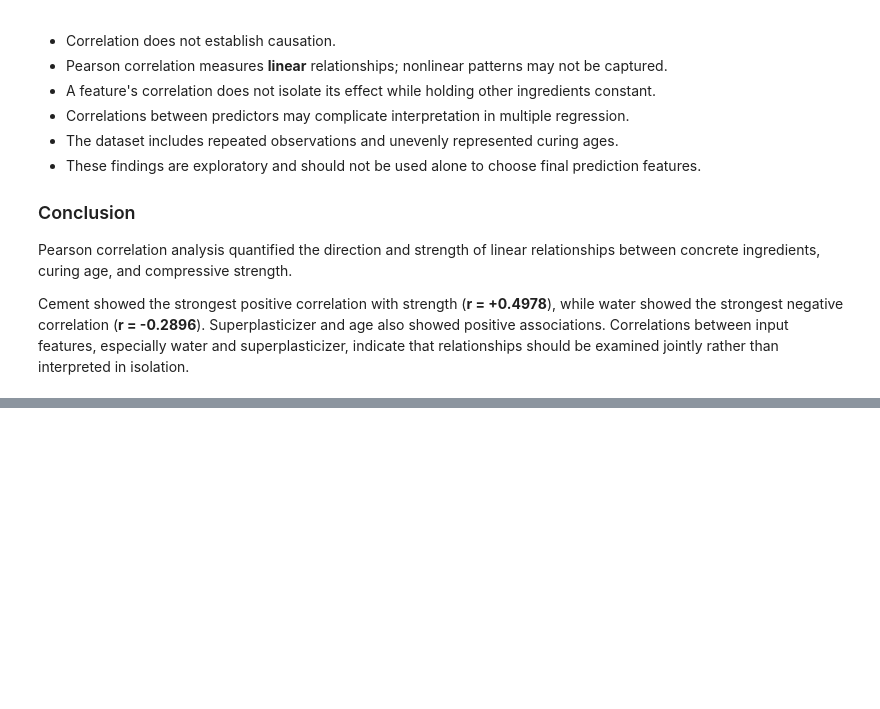
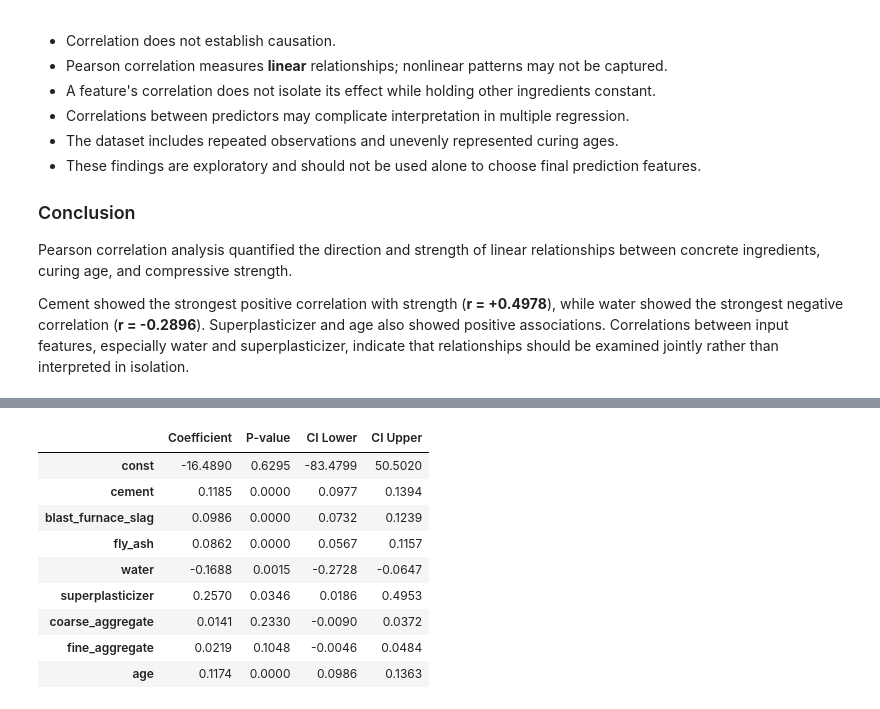
Before and after one commit to SandamiUpeksha/concrete-strength, a Jupyter notebook: notebooks/03_statistical_analysis.ipynb, the cells around one changed output, grey strips where cells are left out. Saved outputs shown, nothing was run; the diff lists cells and outputs as text; code cells hidden in the pictures; blank space fills up the shorter version.

```diff
--- a/notebooks/03_statistical_analysis.ipynb
+++ b/notebooks/03_statistical_analysis.ipynb
@@ -804,0 +1059,20 @@ Cement showed the strongest positive correlation with strength (**r = +0.4978**)
+# %%
+coef_table = pd.DataFrame({
+    "Coefficient": results.params,
+    "P-value": results.pvalues,
+    "CI Lower": results.conf_int()[0],
+    "CI Upper": results.conf_int()[1]
+})
+
+display(coef_table.round(4))
+# %% [output]
+|  | Coefficient | P-value | CI Lower | CI Upper |
+| const | -16.4890 | 0.6295 | -83.4799 | 50.5020 |
+| cement | 0.1185 | 0.0000 | 0.0977 | 0.1394 |
+| blast_furnace_slag | 0.0986 | 0.0000 | 0.0732 | 0.1239 |
+| fly_ash | 0.0862 | 0.0000 | 0.0567 | 0.1157 |
+| water | -0.1688 | 0.0015 | -0.2728 | -0.0647 |
+| superplasticizer | 0.2570 | 0.0346 | 0.0186 | 0.4953 |
+| coarse_aggregate | 0.0141 | 0.2330 | -0.0090 | 0.0372 |
+| fine_aggregate | 0.0219 | 0.1048 | -0.0046 | 0.0484 |
+| age | 0.1174 | 0.0000 | 0.0986 | 0.1363 |
```
Also changed, not shown: parts of 16 cells of this notebook, 4 other files.
